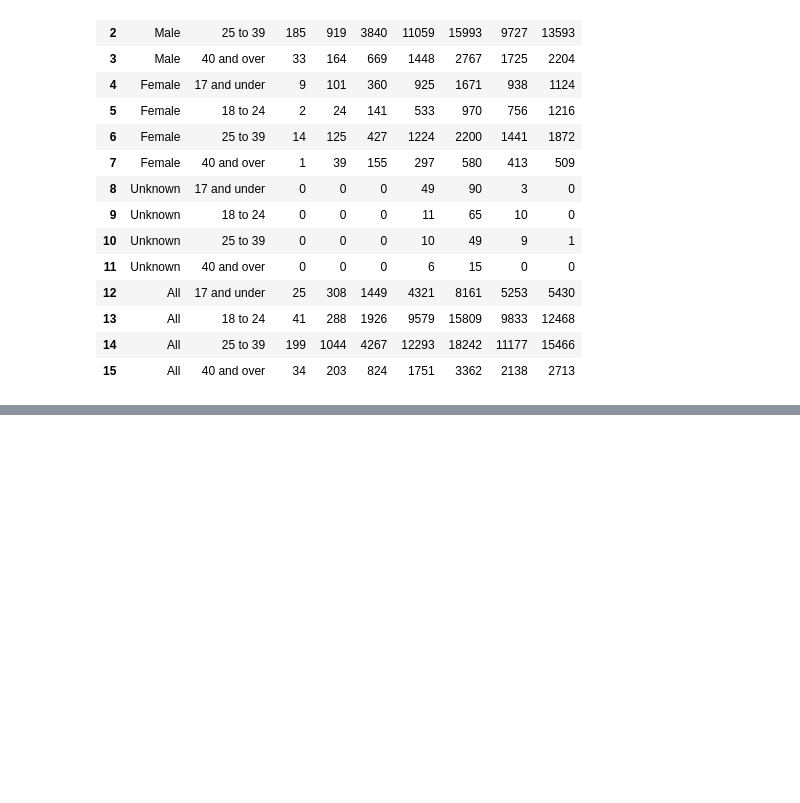
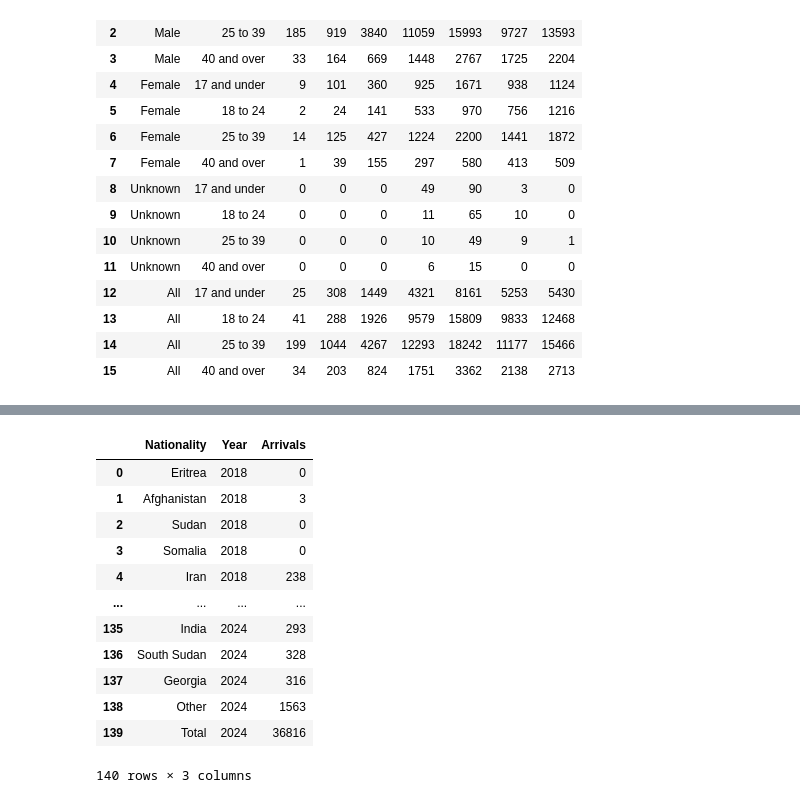
Before and after one commit to esencela/uk-immigration-data-analysis, a Jupyter notebook: notebooks/irregular-data-cleaning.ipynb, the cells around one changed output, grey strips where cells are left out. Drawn from its saved outputs; the diff is of its cells as text; code cells hidden in the pictures; blank space fills up the shorter version.

```diff
--- a/notebooks/irregular-data-cleaning.ipynb
+++ b/notebooks/irregular-data-cleaning.ipynb
@@ -181,0 +203,21 @@ df_age.to_csv('../data/small-boat-age-sex.csv', index=False)
+# %%
+df_long = df_nation.melt(
+    id_vars=["Nationality"],
+    var_name="Year",
+    value_name="Arrivals"
+)
+df_long
+# %% [output]
+|  | Nationality | Year | Arrivals |
+| 0 | Eritrea | 2018 | 0 |
+| 1 | Afghanistan | 2018 | 3 |
+| 2 | Sudan | 2018 | 0 |
+| 3 | Somalia | 2018 | 0 |
+| 4 | Iran | 2018 | 238 |
+| ... | ... | ... | ... |
+| 135 | India | 2024 | 293 |
+| 136 | South Sudan | 2024 | 328 |
+| 137 | Georgia | 2024 | 316 |
+| 138 | Other | 2024 | 1563 |
+| 139 | Total | 2024 | 36816 |
+140 rows × 3 columns
```
Also changed, not shown: parts of 4 cells of this notebook, 1 other file.
